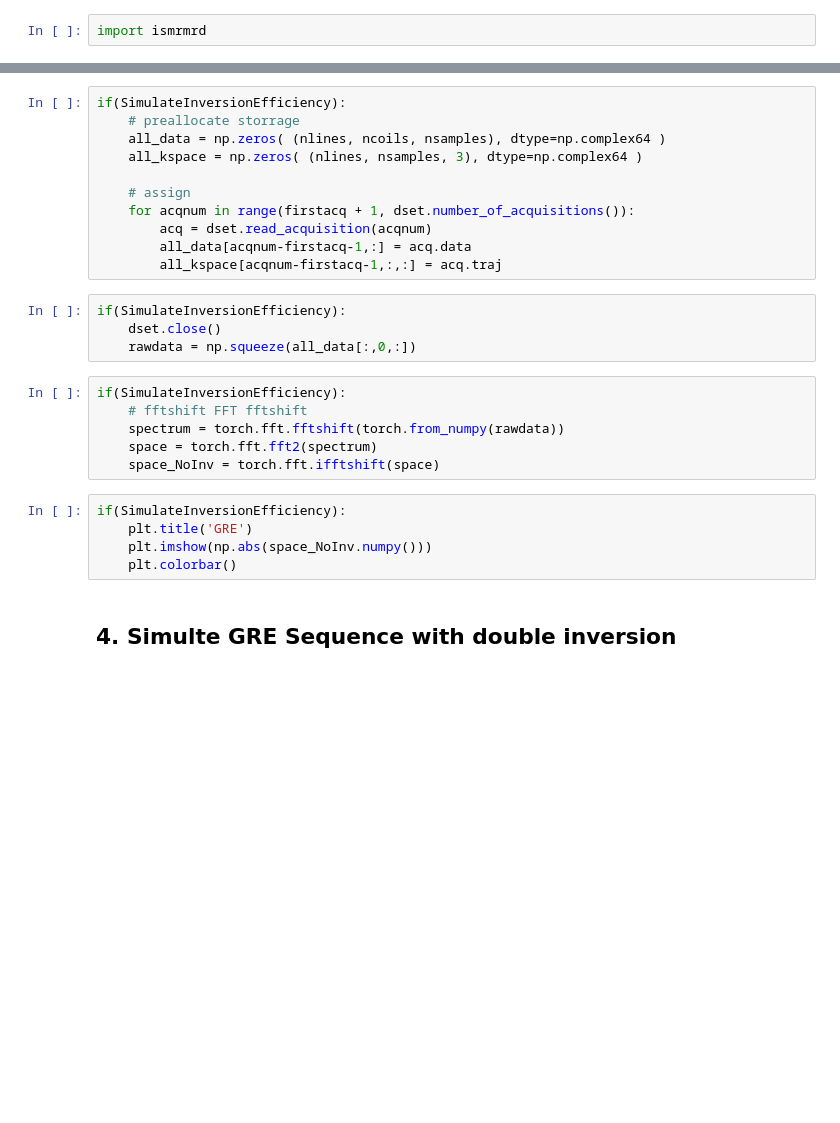
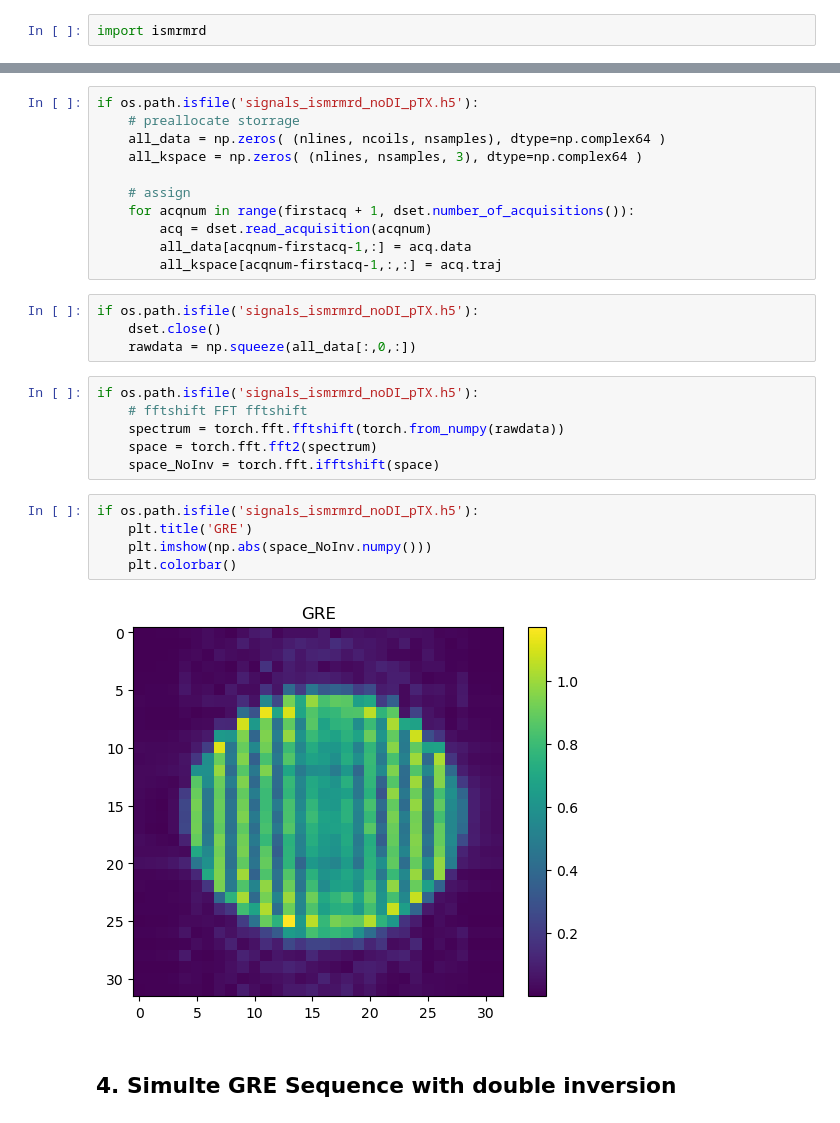
Before and after one commit to jumri-project/juart, a Jupyter notebook: notebooks/Simulate_QRAGE_pTX_with_JEMRIS.ipynb, the cells around one changed output, grey strips where cells are left out. Cells and saved outputs as stored; diff of their text form; blank space fills up the shorter version.

```diff
--- a/notebooks/Simulate_QRAGE_pTX_with_JEMRIS.ipynb
+++ b/notebooks/Simulate_QRAGE_pTX_with_JEMRIS.ipynb
@@ -734,5 +724,5 @@ if(SimulateInversionEfficiency):
 # %%
-if(SimulateInversionEfficiency):
+if os.path.isfile('signals_ismrmrd_noDI_pTX.h5'):
     # preallocate storrage
     all_data = np.zeros( (nlines, ncoils, nsamples), dtype=np.complex64 )
     all_kspace = np.zeros( (nlines, nsamples, 3), dtype=np.complex64 )
@@ -743,20 +733,22 @@ if(SimulateInversionEfficiency):
         all_data[acqnum-firstacq-1,:] = acq.data
         all_kspace[acqnum-firstacq-1,:,:] = acq.traj
 # %%
-if(SimulateInversionEfficiency):
+if os.path.isfile('signals_ismrmrd_noDI_pTX.h5'):
     dset.close()
     rawdata = np.squeeze(all_data[:,0,:])
 # %%
-if(SimulateInversionEfficiency):
+if os.path.isfile('signals_ismrmrd_noDI_pTX.h5'):
     # fftshift FFT fftshift
     spectrum = torch.fft.fftshift(torch.from_numpy(rawdata))
     space = torch.fft.fft2(spectrum)
     space_NoInv = torch.fft.ifftshift(space)
 # %%
-if(SimulateInversionEfficiency):
+if os.path.isfile('signals_ismrmrd_noDI_pTX.h5'):
     plt.title('GRE')
     plt.imshow(np.abs(space_NoInv.numpy()))
     plt.colorbar()
+# %% [output]
+[figure, added]
 # %% [markdown]
 ## 4. Simulte GRE Sequence with double inversion
 # %%
```
Also changed, not shown: parts of 59 cells of this notebook, 13 other files.
